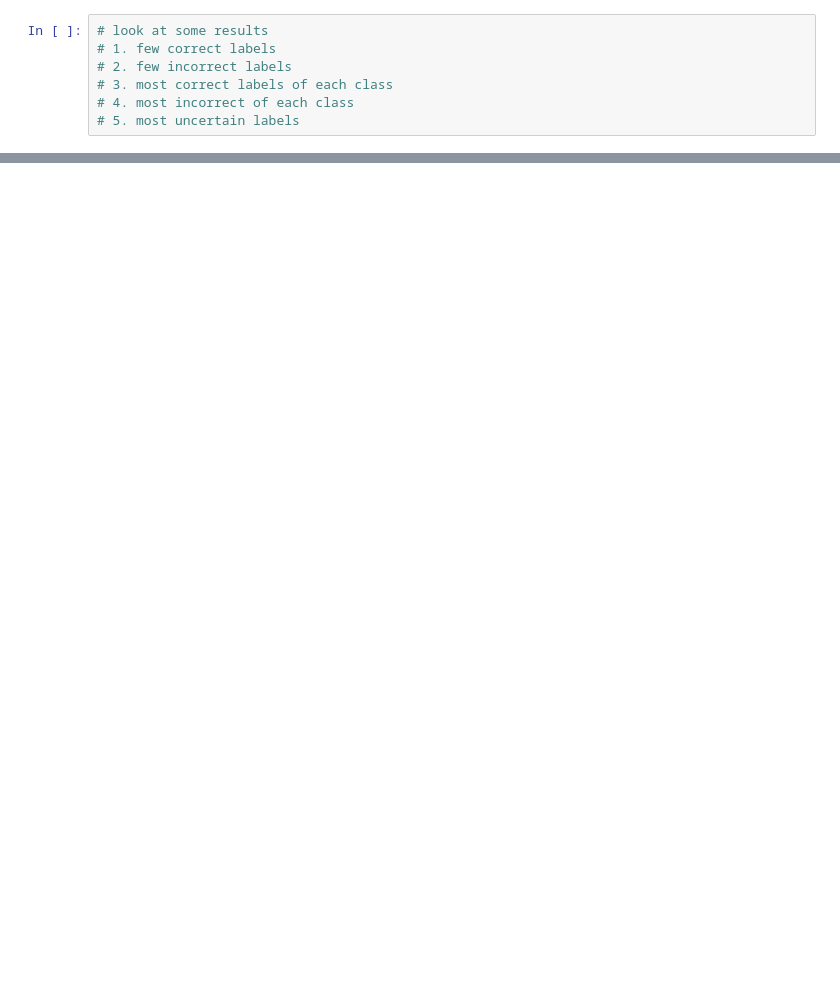
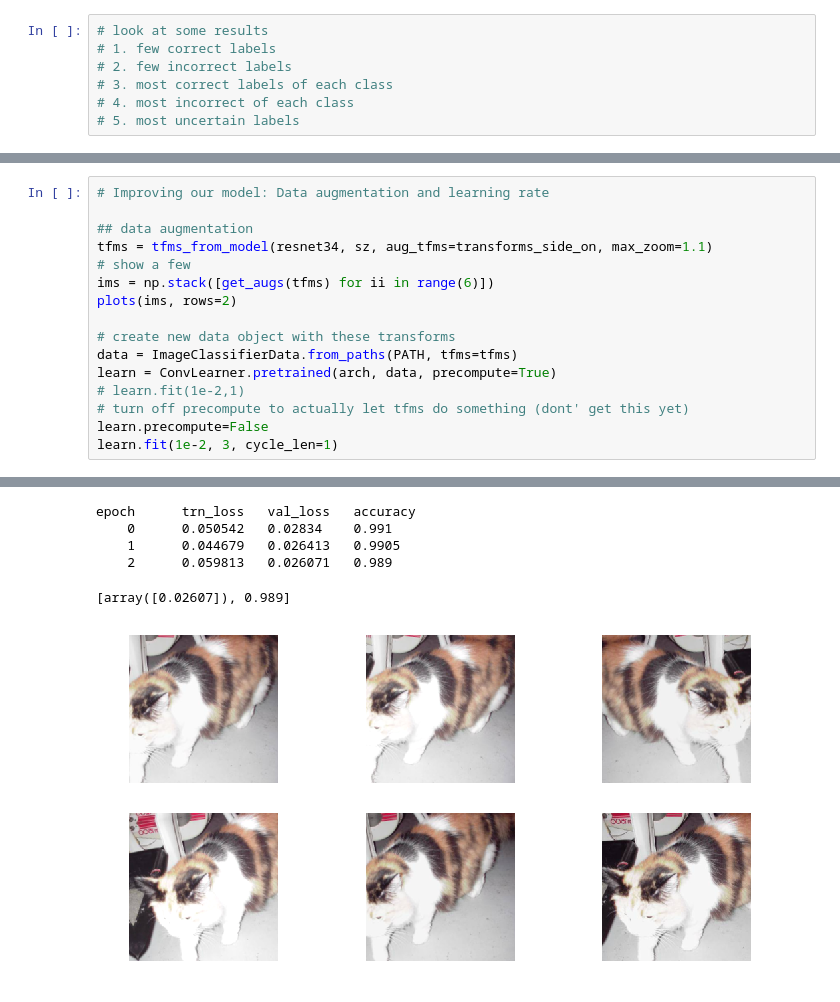
Before and after one commit to cthissen/fastai, a Jupyter notebook: courses/dl1/lesson1_redux.ipynb, the cells around one changed output, grey strips where cells are left out. Saved outputs shown, nothing was run; the diff lists cells and outputs as text; blank space fills up the shorter version.

```diff
--- a/courses/dl1/lesson1_redux.ipynb
+++ b/courses/dl1/lesson1_redux.ipynb
@@ -115,0 +183,17 @@ plot_val_with_title(most_uncertain, "Most uncertain")
+# %%
+# Improving our model: Data augmentation and learning rate
+
+## data augmentation
+tfms = tfms_from_model(resnet34, sz, aug_tfms=transforms_side_on, max_zoom=1.1)
+# show a few
+ims = np.stack([get_augs(tfms) for ii in range(6)])
+plots(ims, rows=2)
+
+# create new data object with these transforms
+data = ImageClassifierData.from_paths(PATH, tfms=tfms)
+learn = ConvLearner.pretrained(arch, data, precompute=True)
+# learn.fit(1e-2,1)
+# turn off precompute to actually let tfms do something (dont' get this yet)
+learn.precompute=False
+learn.fit(1e-2, 3, cycle_len=1)
+# %% [output]
@@ -115,0 +201,6 @@ plot_val_with_title(most_uncertain, "Most uncertain")
+epoch      trn_loss   val_loss   accuracy
+    0      0.050542   0.02834    0.991
+    1      0.044679   0.026413   0.9905
+    2      0.059813   0.026071   0.989
+[array([0.02607]), 0.989]
+[figure, added]
```
Also changed, not shown: parts of 16 cells of this notebook, 1 other file.
